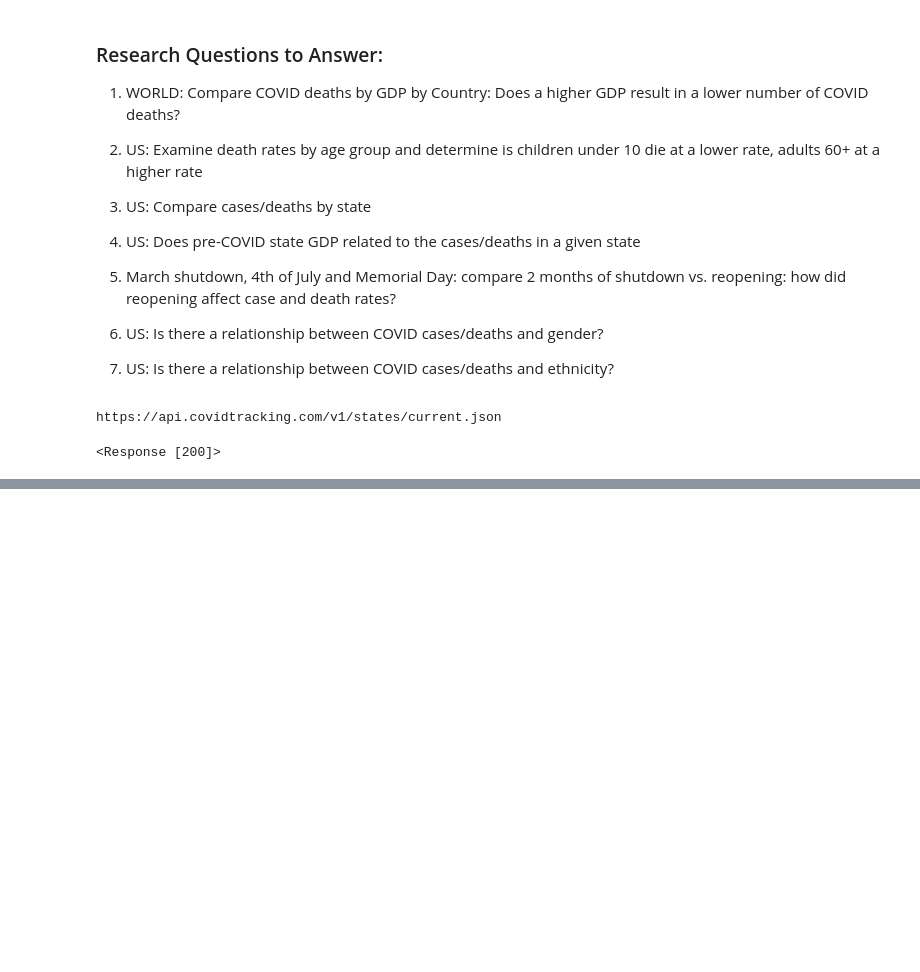
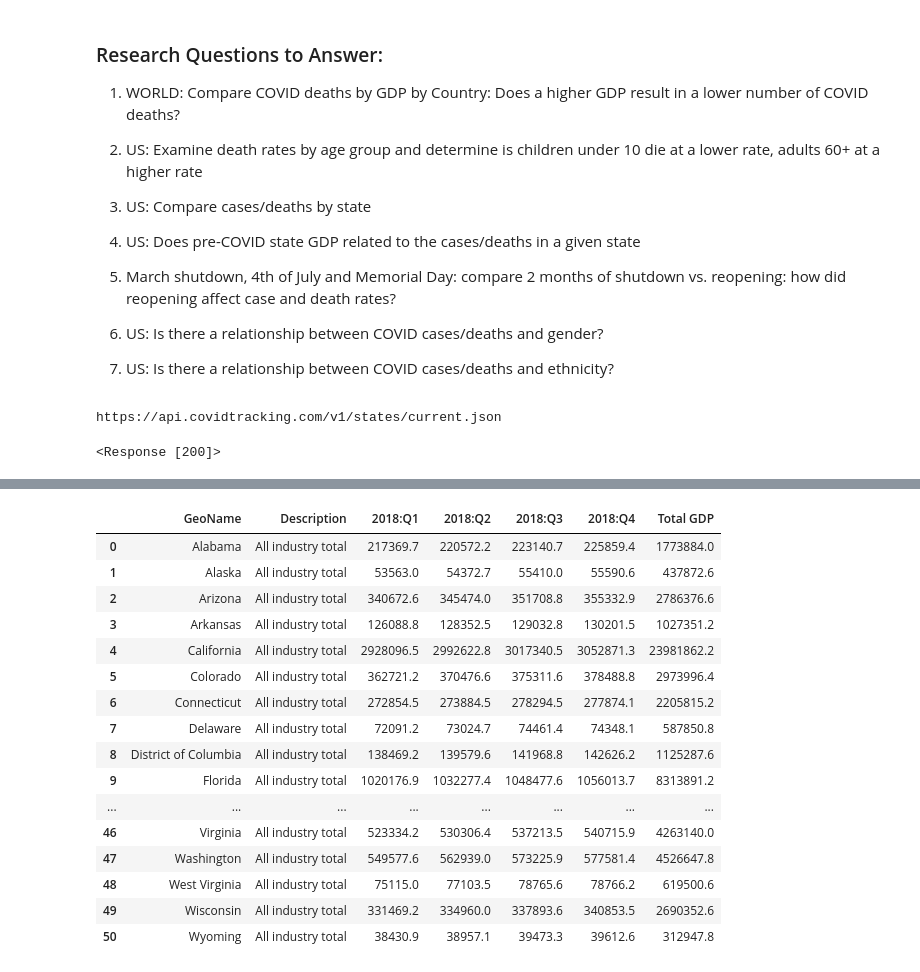
Before and after one commit to gelopez21/ProjectOne, a Jupyter notebook: Project One - Data Cleansing.ipynb, the cells around one changed output, grey strips where cells are left out. Saved outputs shown, nothing was run; the diff lists cells and outputs as text; code cells hidden in the pictures; blank space fills up the shorter version.

```diff
--- a/Project One - Data Cleansing.ipynb
+++ b/Project One - Data Cleansing.ipynb
@@ -128,0 +302,26 @@ clean_df
+# %%
+ind_df = all_industries.drop(all_industries.index[[0, 52, 53, 54, 55, 56, 57, 58, 59]]).reset_index()
+
+clean_ind = ind_df.reset_index()
+
+ind_df_clean = clean_ind.drop(columns = ['index', 'level_0'])
+
+ind_df_clean
+# %% [output]
+|  | GeoName | Description | 2018:Q1 | 2018:Q2 | 2018:Q3 | 2018:Q4 | Total GDP |
+| 0 | Alabama | All industry total | 217369.7 | 220572.2 | 223140.7 | 225859.4 | 1773884.0 |
+| 1 | Alaska | All industry total | 53563.0 | 54372.7 | 55410.0 | 55590.6 | 437872.6 |
+| 2 | Arizona | All industry total | 340672.6 | 345474.0 | 351708.8 | 355332.9 | 2786376.6 |
+| 3 | Arkansas | All industry total | 126088.8 | 128352.5 | 129032.8 | 130201.5 | 1027351.2 |
+| 4 | California | All industry total | 2928096.5 | 2992622.8 | 3017340.5 | 3052871.3 | 23981862.2 |
+| 5 | Colorado | All industry total | 362721.2 | 370476.6 | 375311.6 | 378488.8 | 2973996.4 |
+| 6 | Connecticut | All industry total | 272854.5 | 273884.5 | 278294.5 | 277874.1 | 2205815.2 |
+| 7 | Delaware | All industry total | 72091.2 | 73024.7 | 74461.4 | 74348.1 | 587850.8 |
+| 8 | District of Columbia | All industry total | 138469.2 | 139579.6 | 141968.8 | 142626.2 | 1125287.6 |
+| 9 | Florida | All industry total | 1020176.9 | 1032277.4 | 1048477.6 | 1056013.7 | 8313891.2 |
+| ... | ... | ... | ... | ... | ... | ... | ... |
+| 46 | Virginia | All industry total | 523334.2 | 530306.4 | 537213.5 | 540715.9 | 4263140.0 |
+| 47 | Washington | All industry total | 549577.6 | 562939.0 | 573225.9 | 577581.4 | 4526647.8 |
+| 48 | West Virginia | All industry total | 75115.0 | 77103.5 | 78765.6 | 78766.2 | 619500.6 |
+| 49 | Wisconsin | All industry total | 331469.2 | 334960.0 | 337893.6 | 340853.5 | 2690352.6 |
+| 50 | Wyoming | All industry total | 38430.9 | 38957.1 | 39473.3 | 39612.6 | 312947.8 |
```
Also changed, not shown: parts of 16 cells of this notebook.
